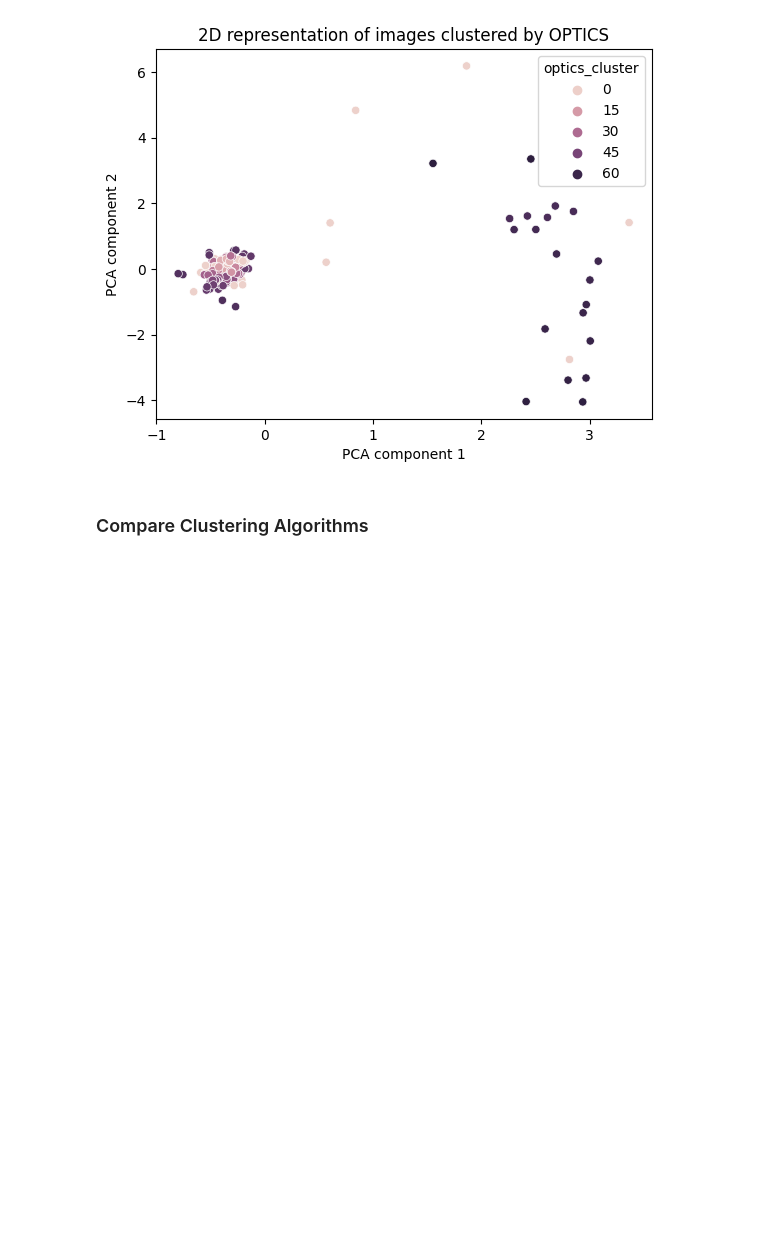
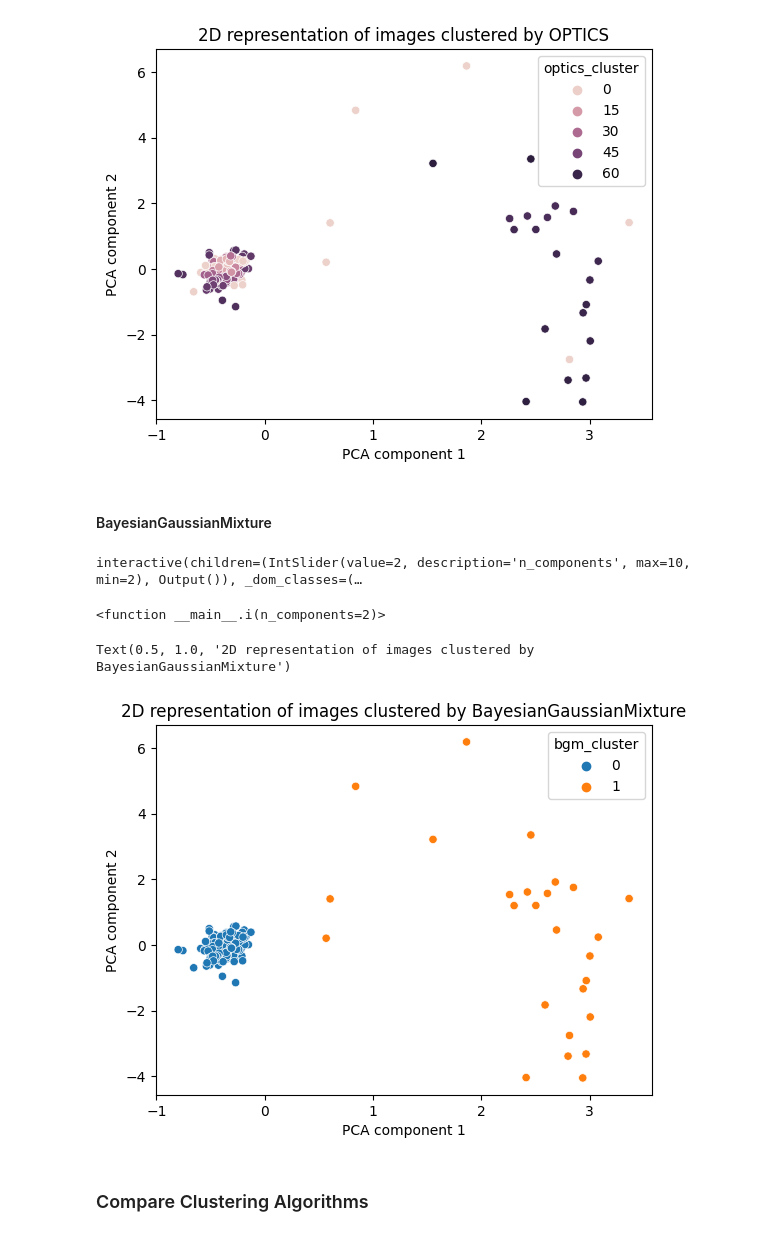
Before and after one commit to KlaraGtknst/topic-analysis-text-data, a Jupyter notebook: image_clustering.ipynb, the cells around one changed output. Drawn from its saved outputs; the diff is of its cells as text; code cells hidden in the pictures; blank space fills up the shorter version.

```diff
--- a/image_clustering.ipynb
+++ b/image_clustering.ipynb
@@ -135,3 +130,21 @@ plt.title('2D representation of images clustered by OPTICS')
 # %% [output]
 Text(0.5, 1.0, '2D representation of images clustered by OPTICS')
 [figure]
+# %% [markdown]
+#### BayesianGaussianMixture
+# %%
+%matplotlib inline
+
+from ipywidgets import interact
+
+def i(n_components=2):
+    bgm = BayesianGaussianMixture(n_components=n_components, random_state=42)
+    bgm_cluster = bgm.fit_predict(pca_2d_df['pca_weights'].to_list())
+    sns.scatterplot(x=pca_2d_df['pca_weights'].apply(lambda x: x[0]), y=pca_2d_df['pca_weights'].apply(lambda x: x[1]), hue=bgm_cluster)
+    plt.show()
+
+# n_components >= number of mixture components
+interact(i, n_components=(2, 10))
+# %% [output]
+interactive(children=(IntSlider(value=2, description='n_components', max=10, min=2), Output()), _dom_classes=(…
+<function __main__.i(n_components=2)>
@@ -138,3 +154,11 @@ Text(0.5, 1.0, '2D representation of images clustered by OPTICS')
+# %%
+sns.scatterplot(x=pca_2d_df['pca_weights'].apply(lambda x: x[0]), y=pca_2d_df['pca_weights'].apply(lambda x: x[1]), hue=pca_2d_df['bgm_cluster'])
+plt.xlabel('PCA component 1')
+plt.ylabel('PCA component 2')
+plt.title('2D representation of images clustered by BayesianGaussianMixture')
+# %% [output]
+Text(0.5, 1.0, '2D representation of images clustered by BayesianGaussianMixture')
+[figure, added]
 # %% [markdown]
 ### Compare Clustering Algorithms
 # %%
```
Also changed, not shown: parts of 6 cells of this notebook, 2 other files.
